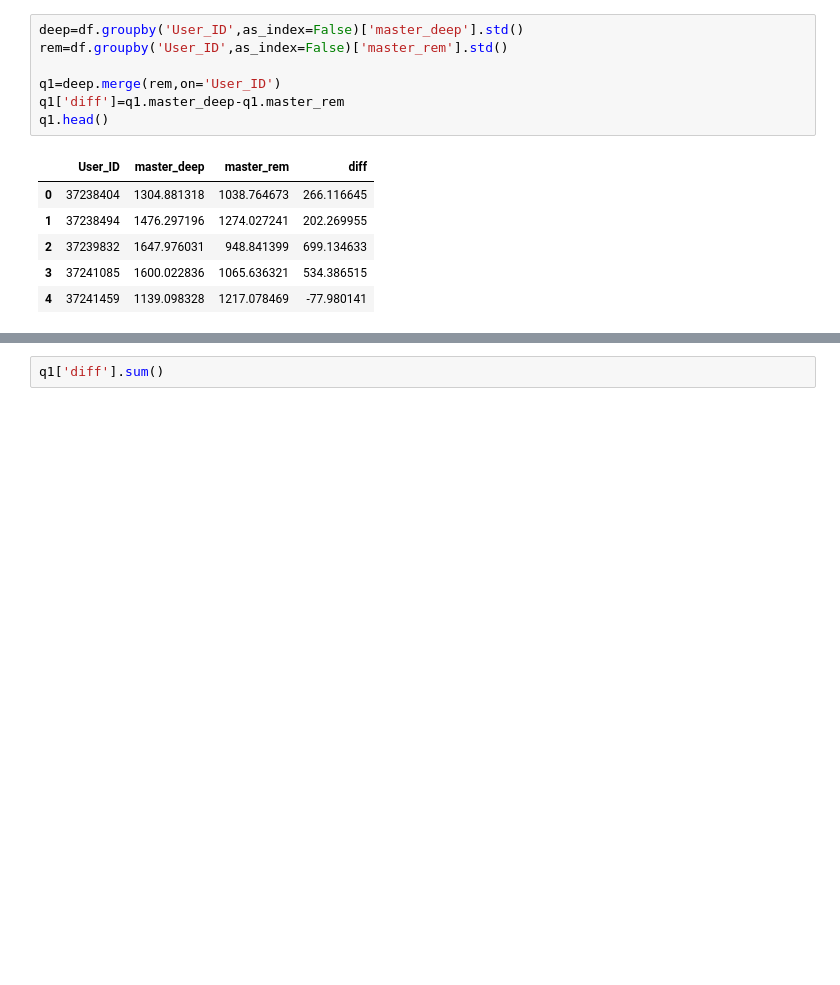
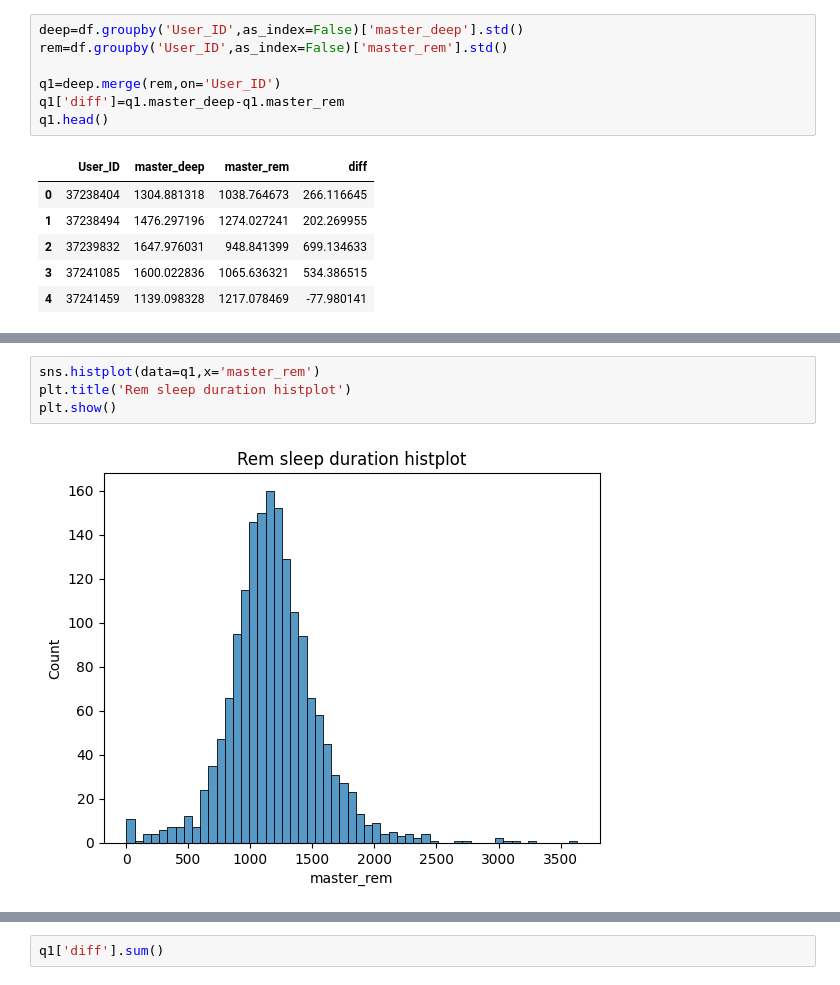
Before and after one commit to darkdip2/transfer, a Jupyter notebook: eda.ipynb, the cells around one changed output, grey strips where cells are left out. Drawn from its saved outputs; the diff is of its cells as text; blank space fills up the shorter version.

```diff
--- a/eda.ipynb
+++ b/eda.ipynb
@@ -172,0 +179,6 @@ q1.head()
+# %%
+sns.histplot(data=q1,x='master_rem')
+plt.title('Rem sleep duration histplot')
+plt.show()
+# %% [output]
+[figure, added]
```
Also changed, not shown: parts of 4 cells of this notebook.
